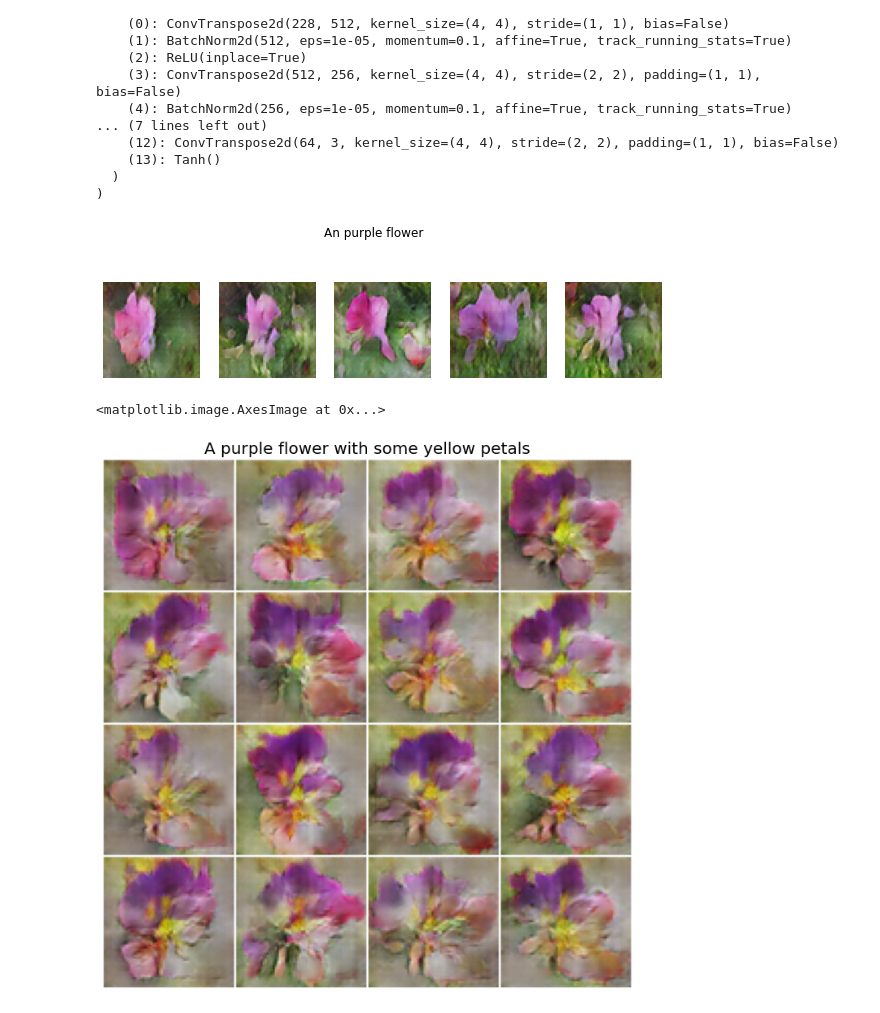
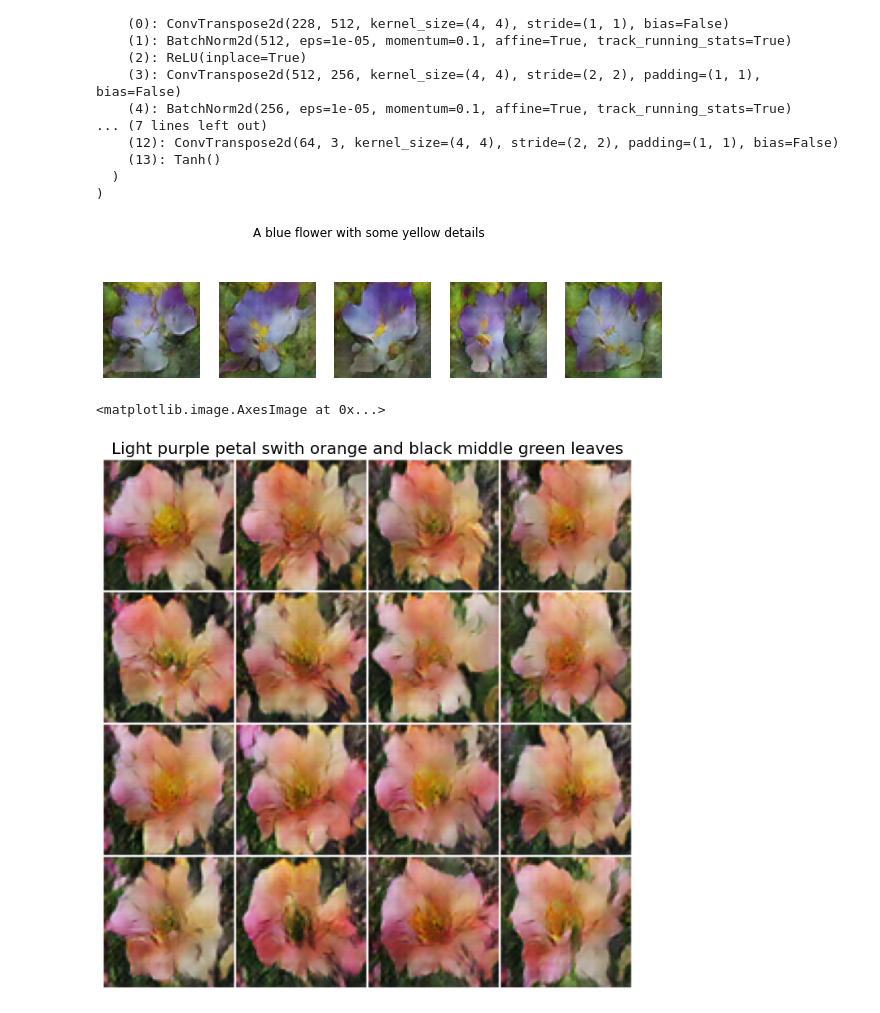
Before and after one commit to bojito/text-to-image-synthesis, a Jupyter notebook: 2_Text_to_Image.ipynb, the cells around one changed output. Drawn from its saved outputs; the diff is of its cells as text; code cells hidden in the pictures.

```diff
--- a/2_Text_to_Image.ipynb
+++ b/2_Text_to_Image.ipynb
@@ -301,3 +309,5 @@ net_state_dict = extract_char_cnn_rnn_weights( './models/lm_sje_flowers_c10_hybr
+# %%
+net_state_dict = torch.load('./models/cnn_rnn/cnn_rnn_0.00040_True_train_2021_07_01_09_51_47.pth')
 # %%
 from models.char_cnn_rnn import char_cnn_rnn
 
@@ -349,9 +359,10 @@ generator(
 )
 # %%
 import matplotlib.pyplot as plt
+from utils.text_utils import prepare_text
 
 # captionText = 'Anything but a flower please'
-captionText = 'An purple flower'
+captionText = 'A blue flower with some yellow details  '
 
 caption = prepare_text(captionText)
 caption = caption.unsqueeze(0).to(device)
@@ -380,42 +391,42 @@ for a in axs:
   a.imshow(im)
   a.axis("off")
 # %% [output]
-[figure, old version]
+[figure, new version]
 # %%
 import matplotlib.pyplot as plt
 
 # captionText = 'Anything but a flower please'
-captionText = 'A purple flower with some yellow petals'
+captionText = 'Light purple petal swith orange and black middle green leaves'
 
 caption = prepare_text(captionText)
 caption = caption.unsqueeze(0).to(device)
 
 embed = net(caption).to(device)
 embed = Variable(embed.float()).to(device)
 
 
 
 img_list = []
 for i in range(16):
   if i>0:
     prev = img
   # Train the generator
   noise = Variable(torch.randn(1, 100)).cuda()
   noise = noise.view(noise.size(0), 100, 1, 1)
 
   fake_image = netG(embed, noise)
 
   img = fake_image.data.mul_(127.5).add_(127.5).byte()
   if i > 0:
     img = torch.cat((prev,img))
 
 import torchvision
 
 fig = plt.figure(  figsize=(12, 12))
 
 plt.title(captionText, fontsize=20)
 plt.axis('off')
 plt.imshow(torchvision.utils.make_grid(img.cpu(), nrow=4, padding=1,pad_value = 255).permute(1, 2, 0))
 # %% [output]
 <matplotlib.image.AxesImage at 0x...>
-[figure, old version]
+[figure, new version]
```
Also changed, not shown: parts of 4 cells of this notebook, 16 other files.
